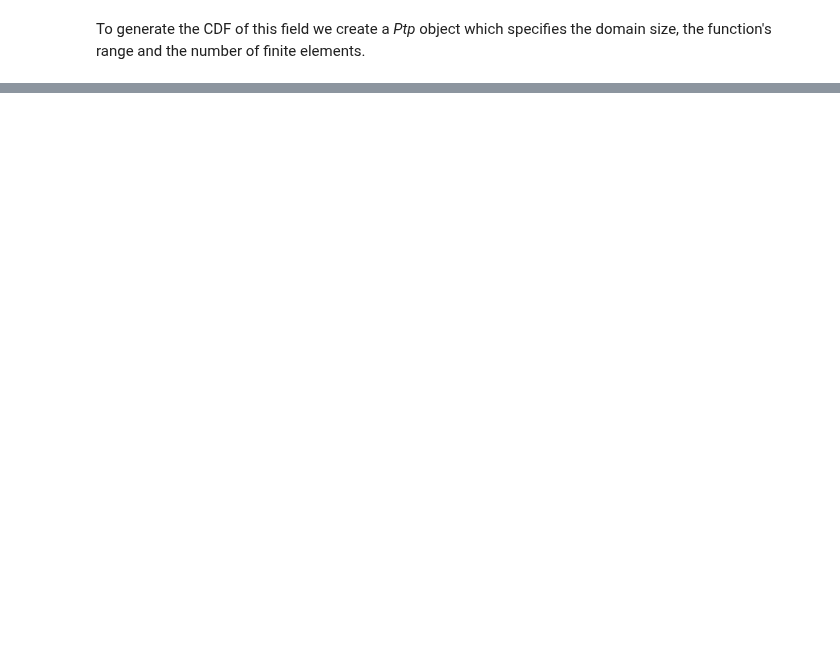
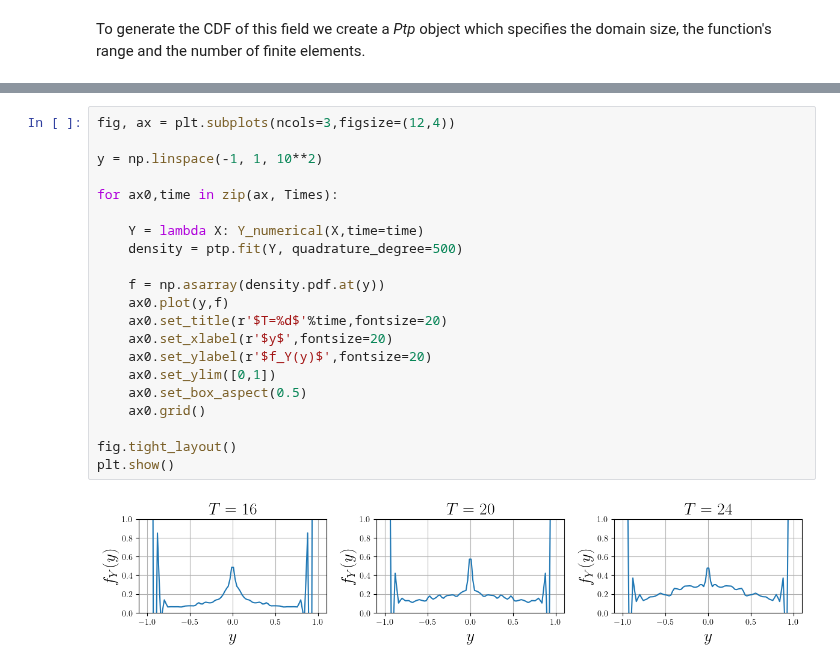
Before and after one commit to D-stratify/Numdf, a Jupyter notebook: notebooks/example_notebooks/Example_2_numerical_functions.ipynb, the cells around one changed output, grey strips where cells are left out. Drawn from its saved outputs; the diff is of its cells as text; blank space fills up the shorter version.

```diff
--- a/notebooks/example_notebooks/Example_2_numerical_functions.ipynb
+++ b/notebooks/example_notebooks/Example_2_numerical_functions.ipynb
@@ -221,0 +227,23 @@ plt.show()
+# %%
+fig, ax = plt.subplots(ncols=3,figsize=(12,4))
+
+y = np.linspace(-1, 1, 10**2)
+
+for ax0,time in zip(ax, Times):
+
+    Y = lambda X: Y_numerical(X,time=time)
+    density = ptp.fit(Y, quadrature_degree=500)
+
+    f = np.asarray(density.pdf.at(y))
+    ax0.plot(y,f)
+    ax0.set_title(r'$T=%d$'%time,fontsize=20)
+    ax0.set_xlabel(r'$y$',fontsize=20)
+    ax0.set_ylabel(r'$f_Y(y)$',fontsize=20)
+    ax0.set_ylim([0,1])
+    ax0.set_box_aspect(0.5)
+    ax0.grid()
+
+fig.tight_layout()
+plt.show()
+# %% [output]
+[figure, added]
```
Also changed, not shown: parts of 14 cells of this notebook, 17 other files.
